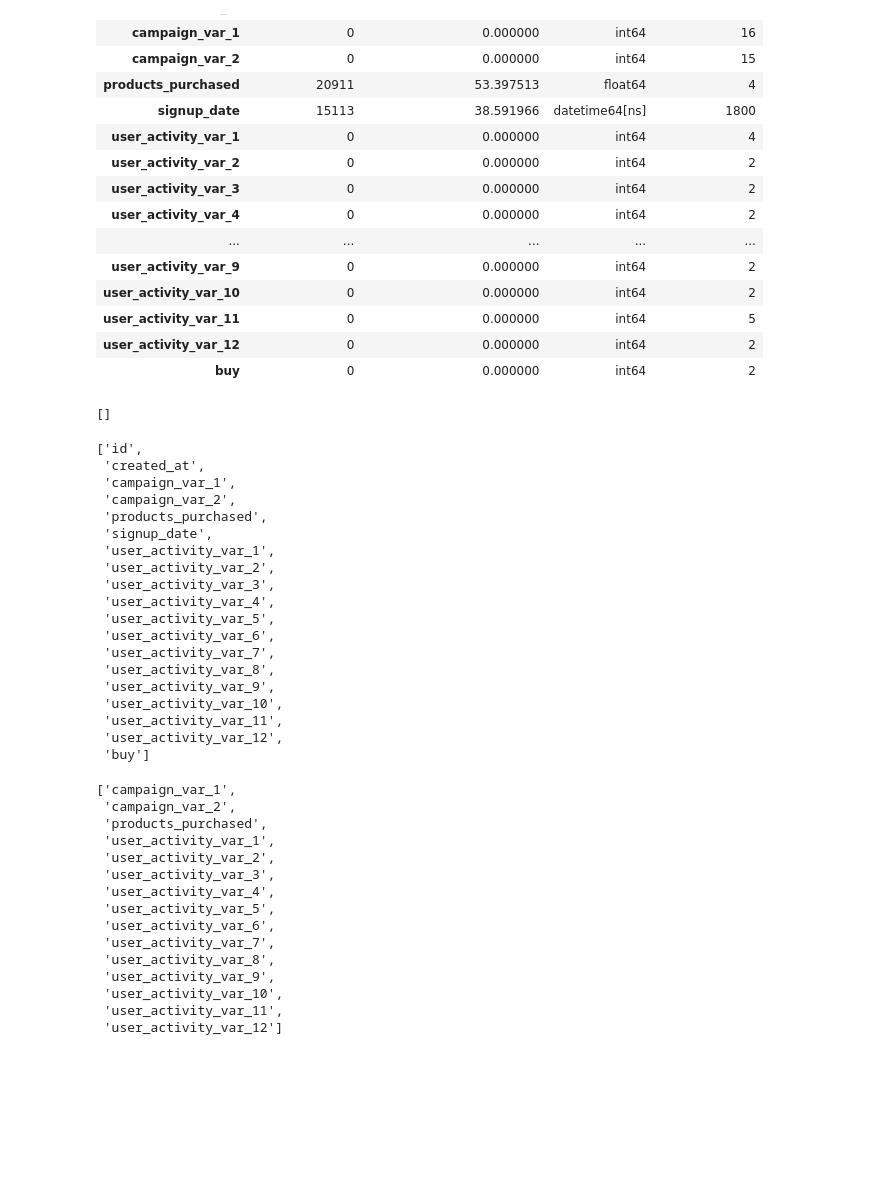
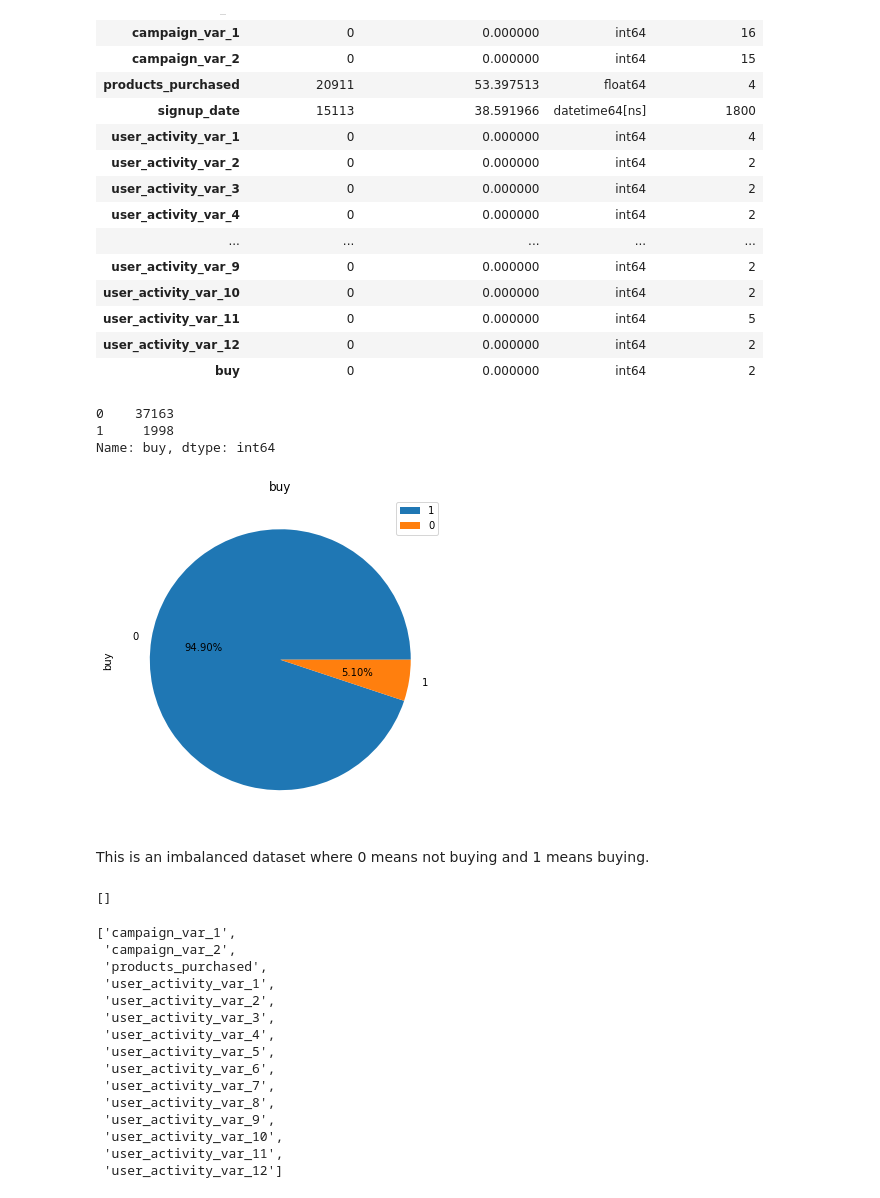
Before and after one commit to chethanbr86/MLDL_projects, a Jupyter notebook: AV_Jobathon_June2022/AV_Jobathon_june22.ipynb, the cells around one changed output. Saved outputs shown, nothing was run; the diff lists cells and outputs as text; code cells hidden in the pictures; blank space fills up the shorter version.

```diff
--- a/AV_Jobathon_June2022/AV_Jobathon_june22.ipynb
+++ b/AV_Jobathon_June2022/AV_Jobathon_june22.ipynb
@@ -92,6 +92,21 @@ details(train)
 | user_activity_var_11 | 0 | 0.000000 | int64 | 5 |
 | user_activity_var_12 | 0 | 0.000000 | int64 | 2 |
 | buy | 0 | 0.000000 | int64 | 2 |
+# %%
+train['buy'].value_counts(dropna=False)
+# %% [output]
+0    37163
+1     1998
+Name: buy, dtype: int64
+# %%
+round(100*train['buy'].value_counts(),2).plot(kind='pie', figsize=(6, 6), autopct='%1.2f%%')
+plt.title("buy")
+plt.legend(["1", "0"])
+plt.show()
+# %% [output]
+[figure, added]
+# %% [markdown]
+This is an imbalanced dataset where 0 means not buying and 1 means buying.
 # %%
 col_cat = [i for i in train.columns if train[i].dtype == object]
 col_cat
@@ -99,24 +114,7 @@ col_cat
 []
 # %%
 col_num = [i for i in train.columns if train[i].dtype != object]
-col_num
+col_num.remove('id')
+col_num.remove('created_at')
+col_num.remove('signup_date')
+col_num.remove('buy')
-# %% [output]
-['id',
- 'created_at',
- 'campaign_var_1',
- 'campaign_var_2',
- 'products_purchased',
- 'signup_date',
- 'user_activity_var_1',
- 'user_activity_var_2',
- 'user_activity_var_3',
- 'user_activity_var_4',
- 'user_activity_var_5',
- 'user_activity_var_6',
- 'user_activity_var_7',
- 'user_activity_var_8',
- 'user_activity_var_9',
- 'user_activity_var_10',
- 'user_activity_var_11',
- 'user_activity_var_12',
- 'buy']
```
Also changed, not shown: parts of 7 cells of this notebook.
